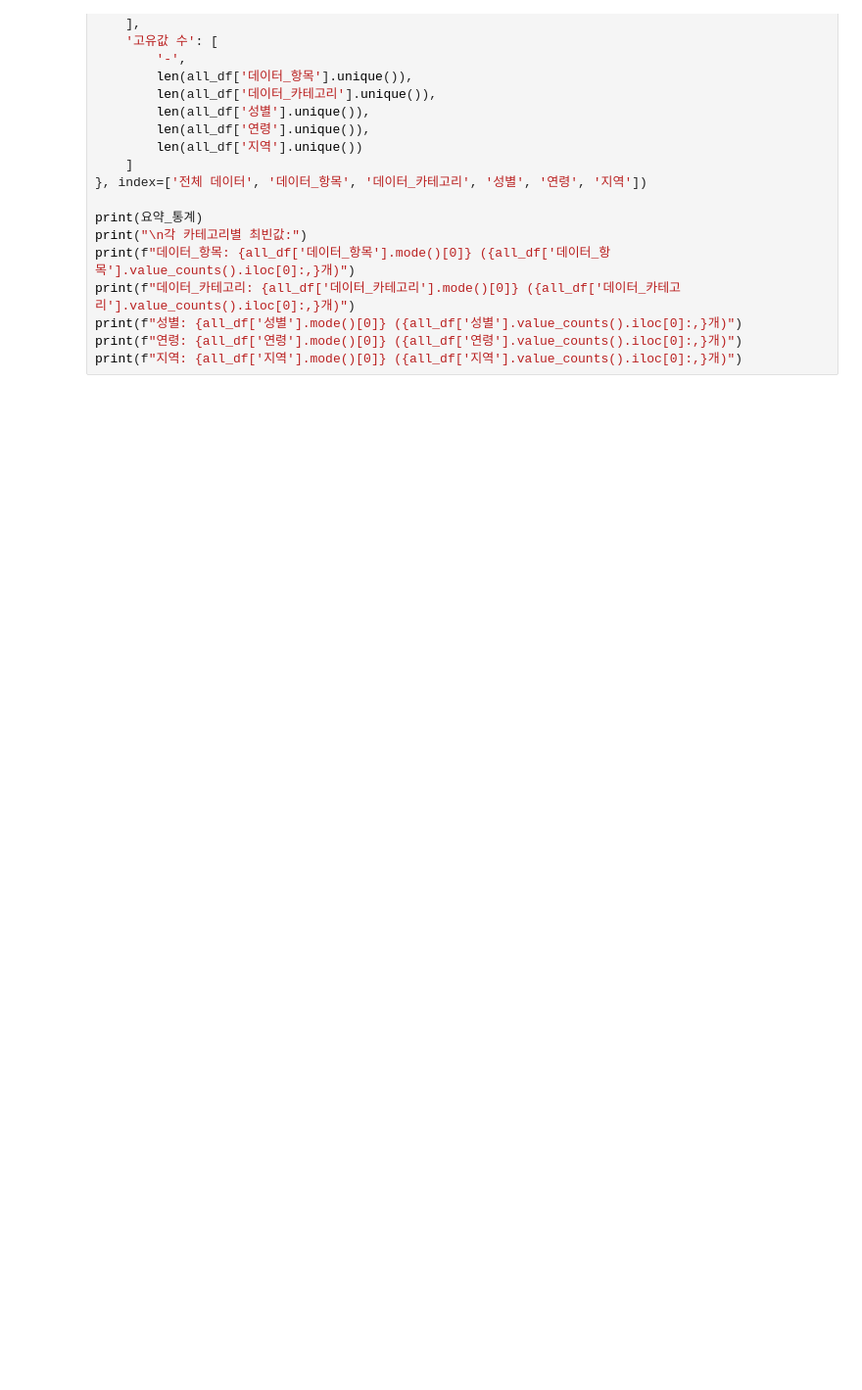
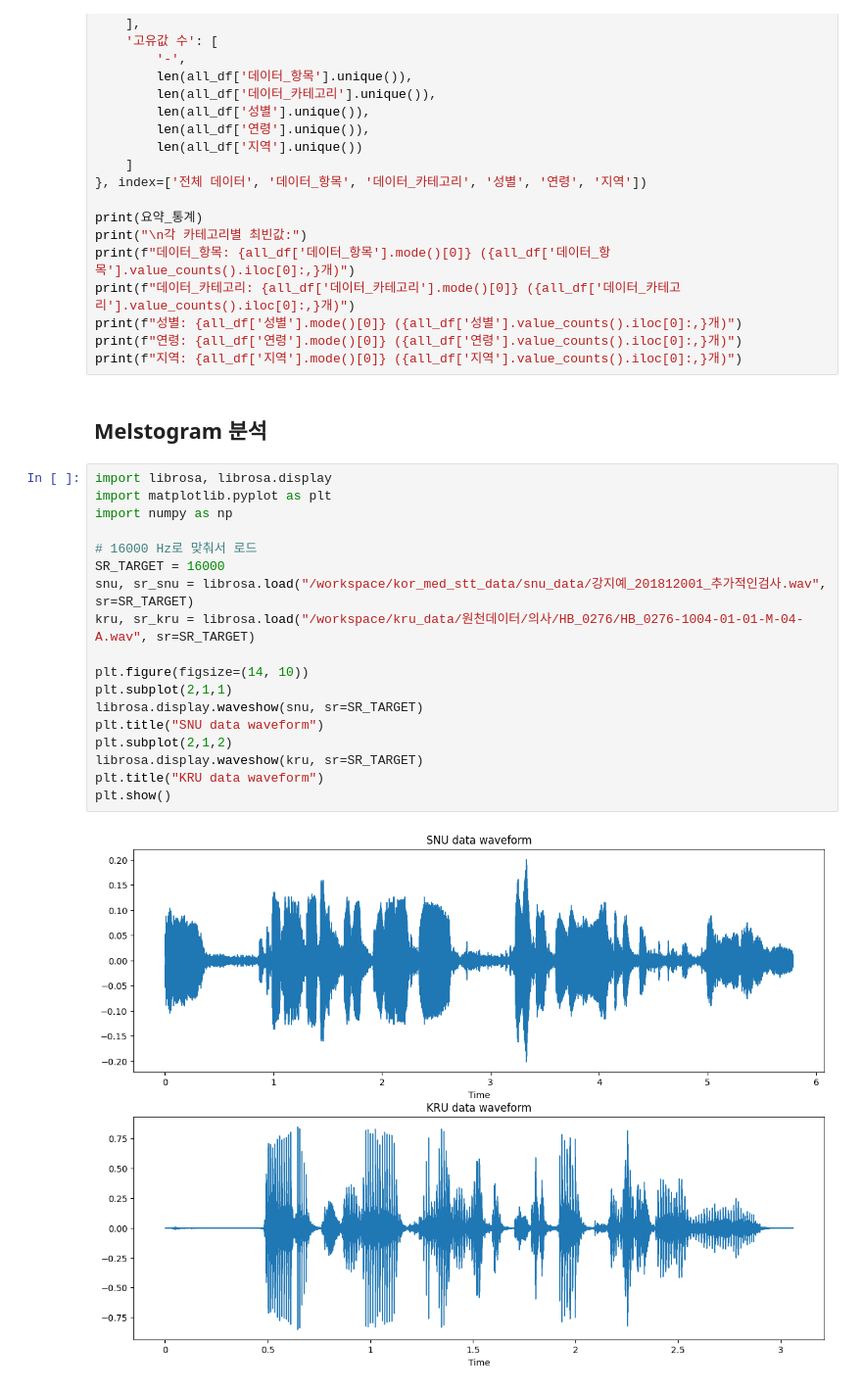
Before and after one commit to dablro12/Kor_Med_Speech_to_Text, a Jupyter notebook: notebook/(C)1_data_EDA.ipynb, the cells around one changed output. Shown: that part at 98% size. Drawn from its saved outputs; the diff is of its cells as text; blank space fills up the shorter version.

```diff
--- a/notebook/(C)1_data_EDA.ipynb
+++ b/notebook/(C)1_data_EDA.ipynb
@@ -662,3 +662,25 @@ print(f"데이터_카테고리: {all_df['데이터_카테고리'].mode()[0]} ({a
 print(f"성별: {all_df['성별'].mode()[0]} ({all_df['성별'].value_counts().iloc[0]:,}개)")
 print(f"연령: {all_df['연령'].mode()[0]} ({all_df['연령'].value_counts().iloc[0]:,}개)")
 print(f"지역: {all_df['지역'].mode()[0]} ({all_df['지역'].value_counts().iloc[0]:,}개)")
+# %% [markdown]
+## Melstogram 분석
+# %%
+import librosa, librosa.display
+import matplotlib.pyplot as plt
+import numpy as np
+
+# 16000 Hz로 맞춰서 로드
+SR_TARGET = 16000
+snu, sr_snu = librosa.load("/workspace/kor_med_stt_data/snu_data/강지예_201812001_추가적인검사.wav", sr=SR_TARGET)
+kru, sr_kru = librosa.load("/workspace/kru_data/원천데이터/의사/HB_0276/HB_0276-1004-01-01-M-04-A.wav", sr=SR_TARGET)
+
+plt.figure(figsize=(14, 10))
+plt.subplot(2,1,1)
+librosa.display.waveshow(snu, sr=SR_TARGET)
+plt.title("SNU data waveform")
+plt.subplot(2,1,2)
+librosa.display.waveshow(kru, sr=SR_TARGET)
+plt.title("KRU data waveform")
+plt.show()
+# %% [output]
+[figure, added]
```
Also changed, not shown: parts of 3 cells of this notebook, 17 other files.
